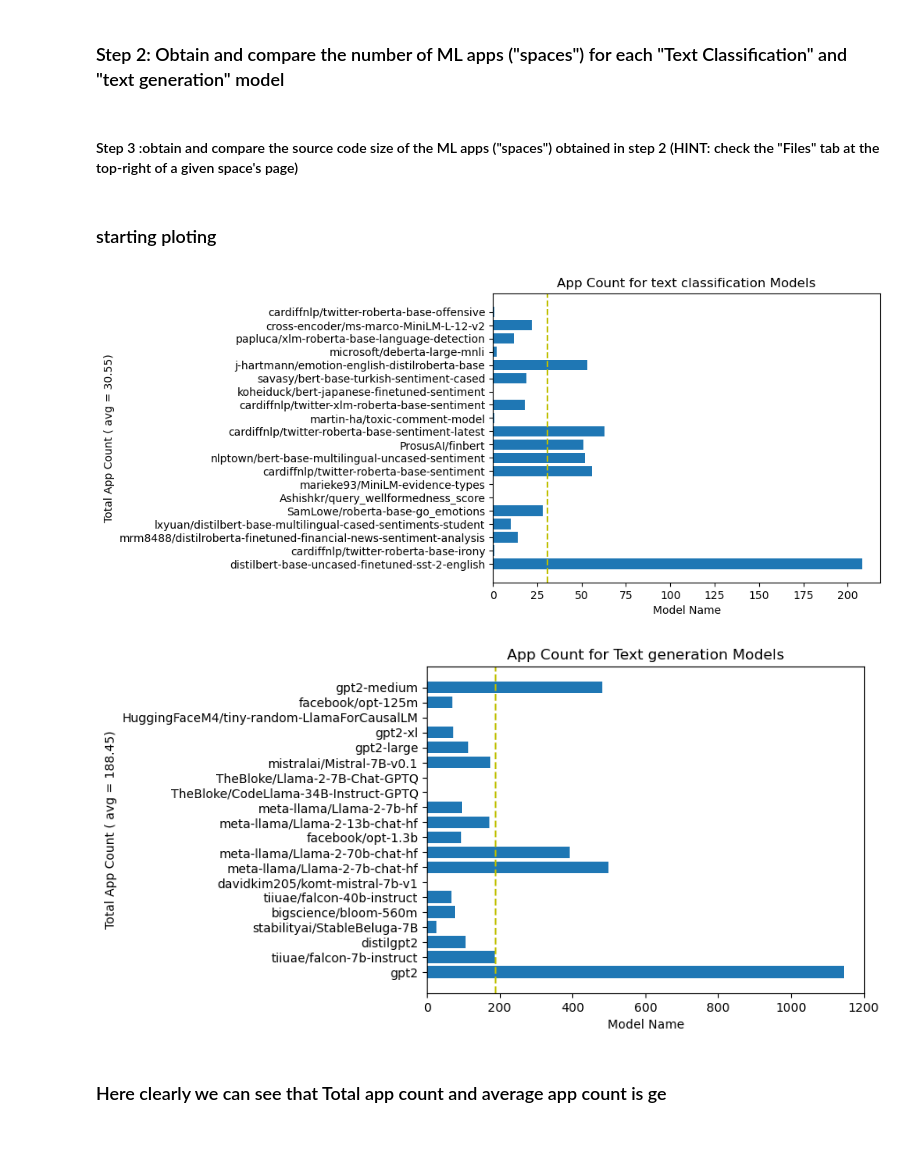
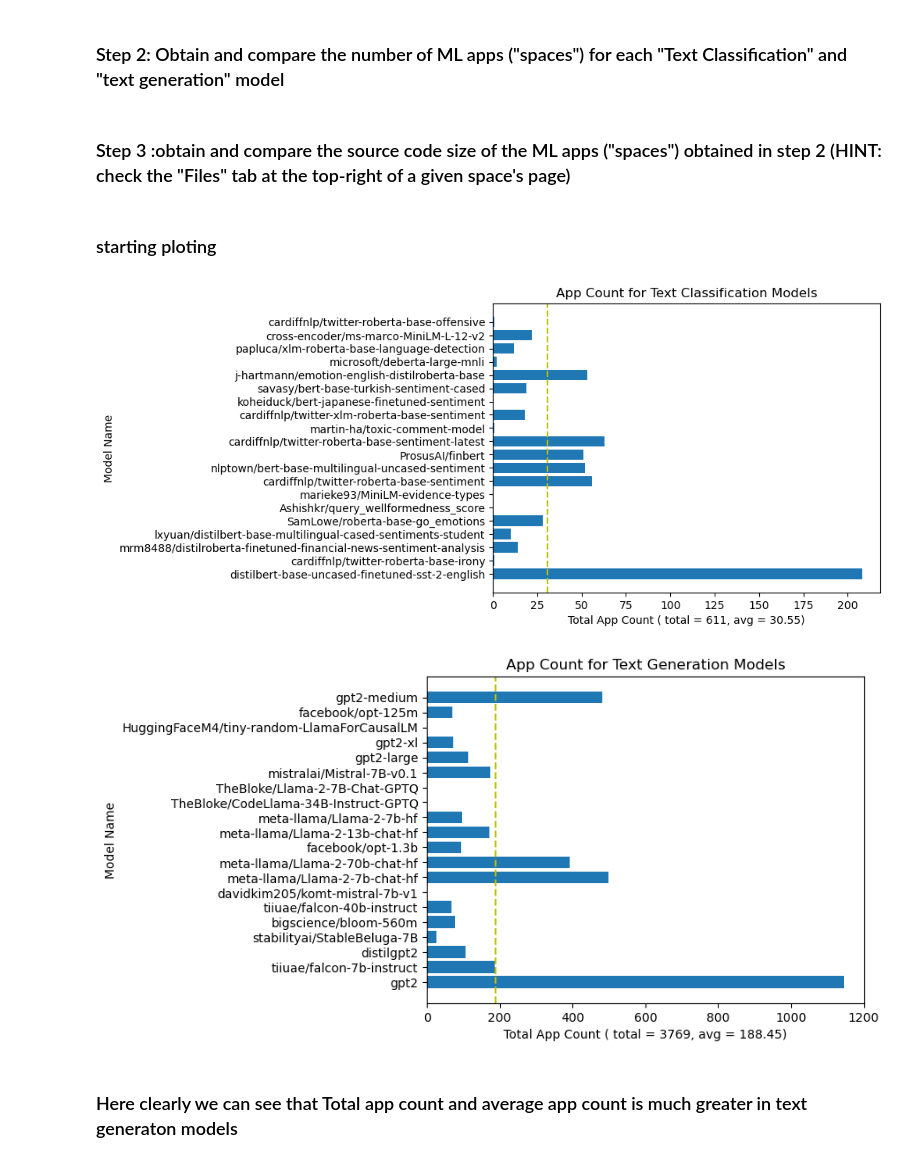
Before and after one commit to Zahin52/classifier_vs_generator, a Jupyter notebook: classifier vs generator.ipynb, the cells around one changed output. Drawn from its saved outputs; the diff is of its cells as text; code cells hidden in the pictures.

Commit message:
corrected the bar chart label

```diff
--- a/classifier vs generator.ipynb
+++ b/classifier vs generator.ipynb
@@ -161,7 +161,7 @@ with open(csv_file, 'w', newline='') as file:
     writer.writeheader()
     writer.writerows(generation_app_count)
 # %% [markdown]
-#### Step 3 :obtain and compare the source code size of the ML apps ("spaces") obtained in step 2 (HINT: check the "Files" tab at the top-right of a given space's page)
+### Step 3 :obtain and compare the source code size of the ML apps ("spaces") obtained in step 2 (HINT: check the "Files" tab at the top-right of a given space's page)
 # %%
 # converting kb to bytes to store size in bytes
 def kb_to_bytes(kb):
@@ -222,26 +222,26 @@ plt.barh(all_model_names, total_apps)
 average = sum(total_apps) / len(total_apps)
 plt.axvline(average, color='y', linestyle='--', label='Average')
 
-plt.xlabel('Model Name')
-plt.ylabel(f'Total App Count ( avg = {average})')
-plt.title('App Count for text classification Models')
+plt.ylabel('Model Name')
+plt.xlabel(f'Total App Count ( total = {sum(total_apps)}, avg = {average})')
+plt.title('App Count for Text Classification Models')
 plt.show()
 # %% [output]
-[figure, old version]
+[figure, new version]
 # %%
 all_model_names = [item['model_name'] for item in generation_app_count]
 total_apps = [item['total_app'] for item in generation_app_count]
 
 plt.barh(all_model_names, total_apps)
 
 average = sum(total_apps) / len(total_apps)
 plt.axvline(average, color='y', linestyle='--', label='Average')
 
-plt.xlabel('Model Name')
-plt.ylabel(f'Total App Count ( avg = {average})')
-plt.title('App Count for Text generation Models')
+plt.ylabel('Model Name')
+plt.xlabel(f'Total App Count ( total = {sum(total_apps)}, avg = {average})')
+plt.title('App Count for Text Generation Models')
 plt.show()
 # %% [output]
-[figure, old version]
+[figure, new version]
 # %% [markdown]
-### Here clearly we can see that Total app count and average app count is ge
+### Here clearly we can see that Total app count and average app count is much greater in text generaton models
```
